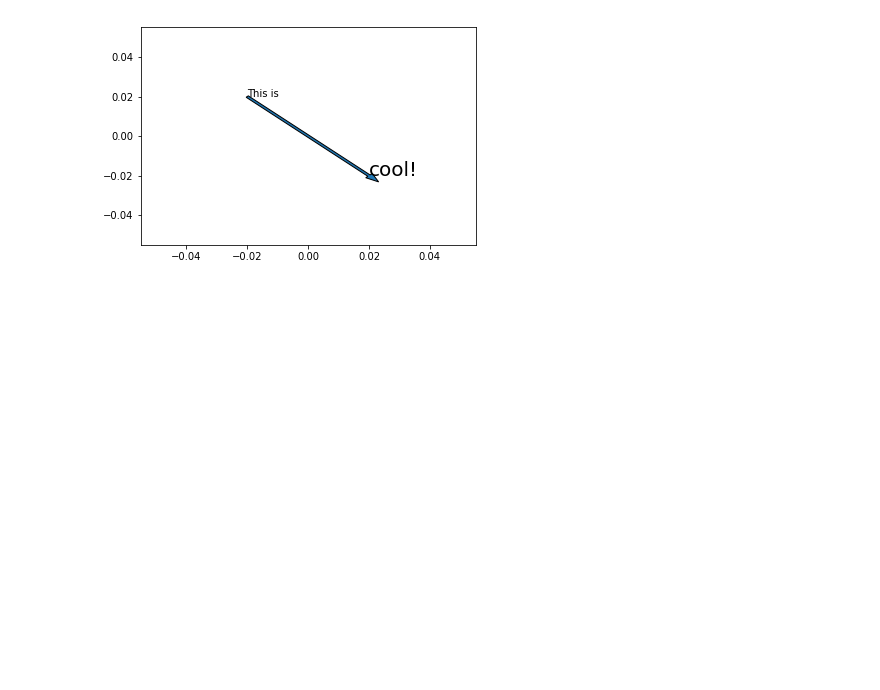
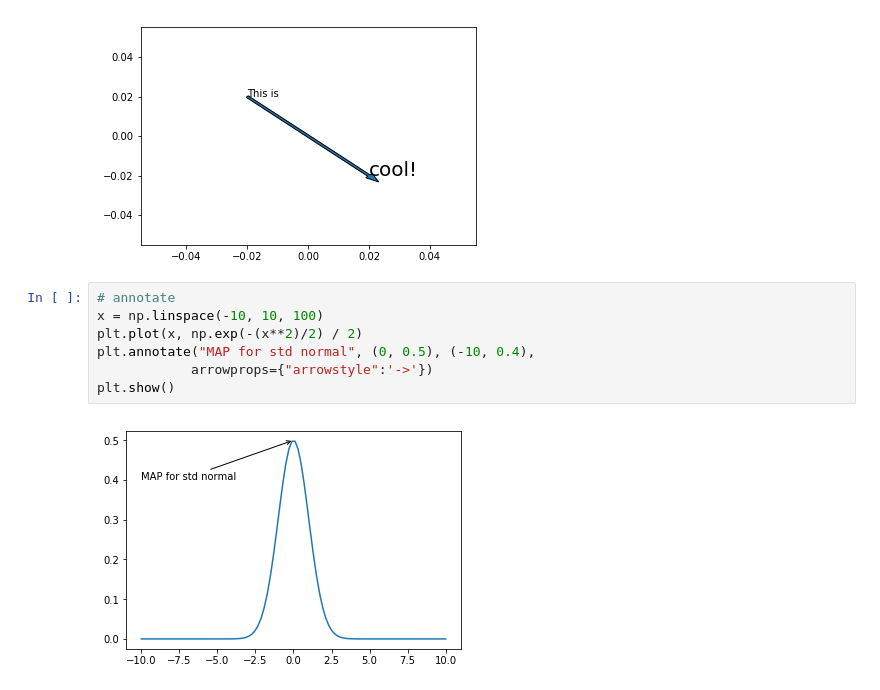
Before and after one commit to RohanBh/learning-python, a Jupyter notebook: exploring-scientific-libraries.ipynb, the cells around one changed output. Cells and saved outputs as stored; diff of their text form; blank space fills up the shorter version.

```diff
--- a/exploring-scientific-libraries.ipynb
+++ b/exploring-scientific-libraries.ipynb
@@ -970,3 +974,12 @@ plt.arrow(-0.02, 0.02, 0.04, -0.04)
 plt.show()
 # %% [output]
 [figure]
+# %%
+# annotate
+x = np.linspace(-10, 10, 100)
+plt.plot(x, np.exp(-(x**2)/2) / 2)
+plt.annotate("MAP for std normal", (0, 0.5), (-10, 0.4),
+            arrowprops={"arrowstyle":'->'})
+plt.show()
+# %% [output]
+[figure, added]
```
Also changed, not shown: parts of 19 cells of this notebook.
